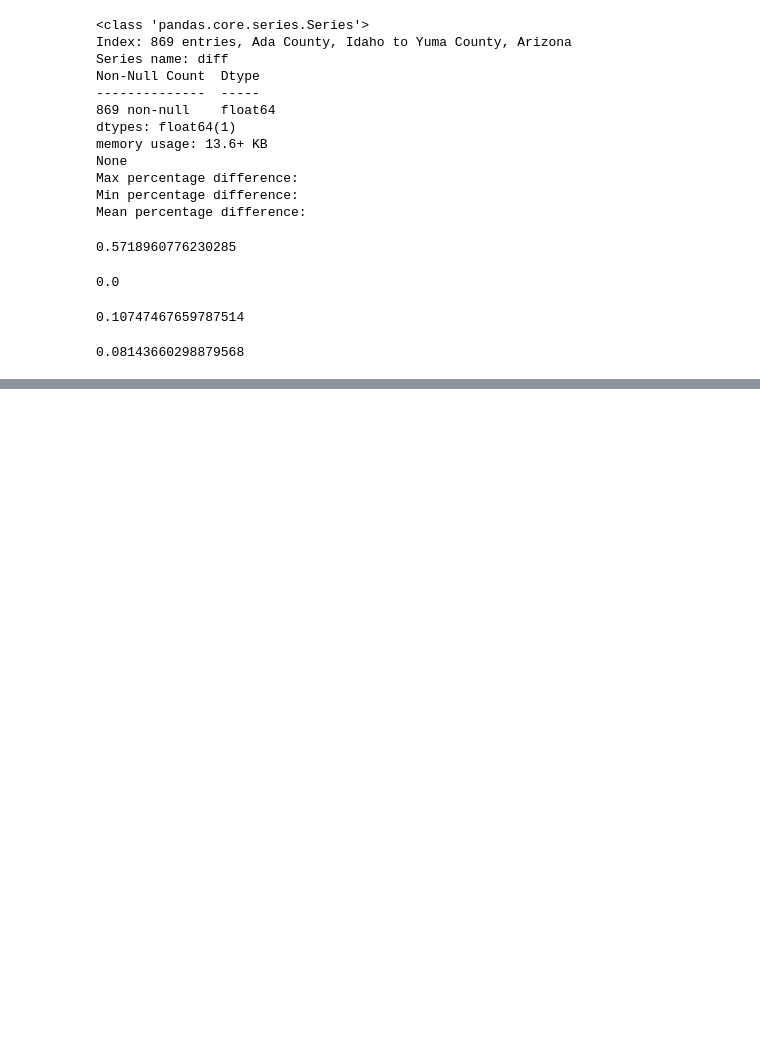
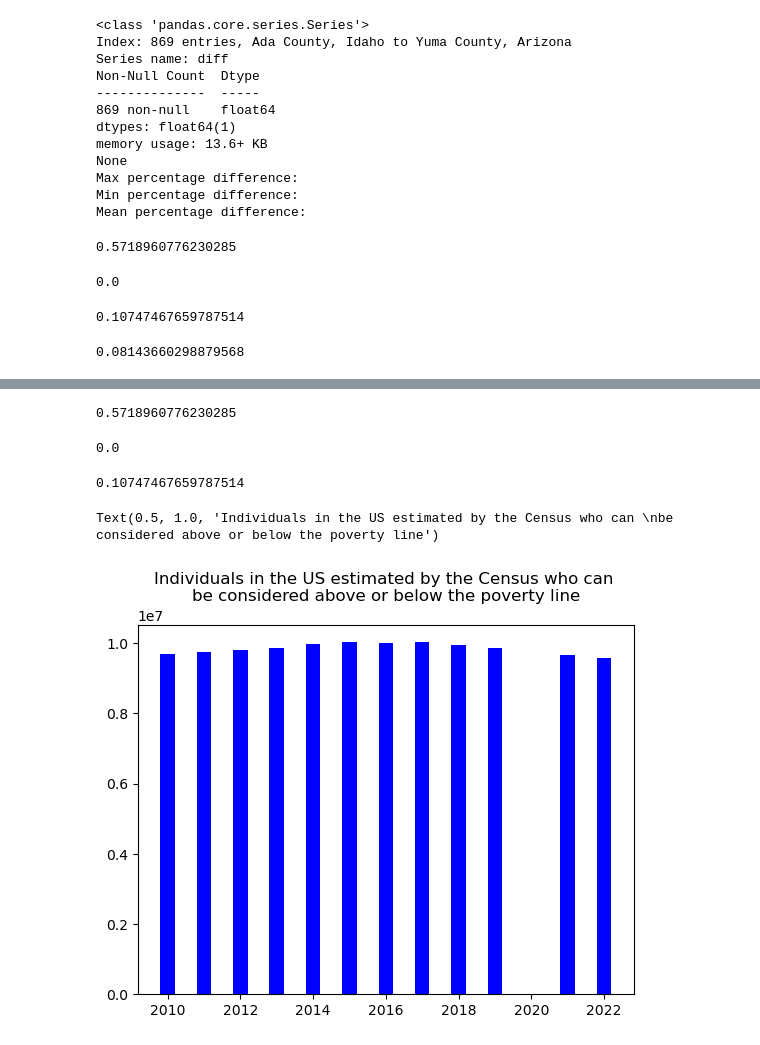
Before and after one commit to jacobshaw42/ds590_data_viz_project, a Jupyter notebook: Final Project - Data Analysis.ipynb, the cells around one changed output, grey strips where cells are left out. Drawn from its saved outputs; the diff is of its cells as text; code cells hidden in the pictures; blank space fills up the shorter version.

```diff
--- a/Final Project - Data Analysis.ipynb
+++ b/Final Project - Data Analysis.ipynb
@@ -265,0 +364,2 @@ np.median(result['diff'])
+# %%
+df_merged.sort_values(by = ['NAME', 'Year'], ascending =  True, inplace = True)
@@ -265,0 +379,5 @@ np.median(result['diff'])
+# %%
+df_merged = df_merged.replace("N", method="ffill")
+# %%
+num_cols = df_merged.columns[1:]
+num_cols
@@ -265,0 +390,2 @@ np.median(result['diff'])
+# %%
+df_merged[num_cols] = df_merged[num_cols].astype(int)
@@ -265,0 +427,18 @@ np.median(result['diff'])
+# %%
+max(result_schmig['diff'])
+# %% [output]
+0.5718960776230285
+# %%
+min(result_schmig['diff'])
+# %% [output]
+0.0
+# %%
+np.mean(result_schmig['diff'])
+# %% [output]
+0.10747467659787514
+# %%
+plt.bar(df_merged['Year'], df_merged['total_pop'], color ='blue', width = 0.4)
+plt.title('Individuals in the US estimated by the Census who can \nbe considered above or below the poverty line')
+# %% [output]
+Text(0.5, 1.0, 'Individuals in the US estimated by the Census who can \nbe considered above or below the poverty line')
+[figure, added]
```
Also changed, not shown: parts of 22 cells of this notebook.
